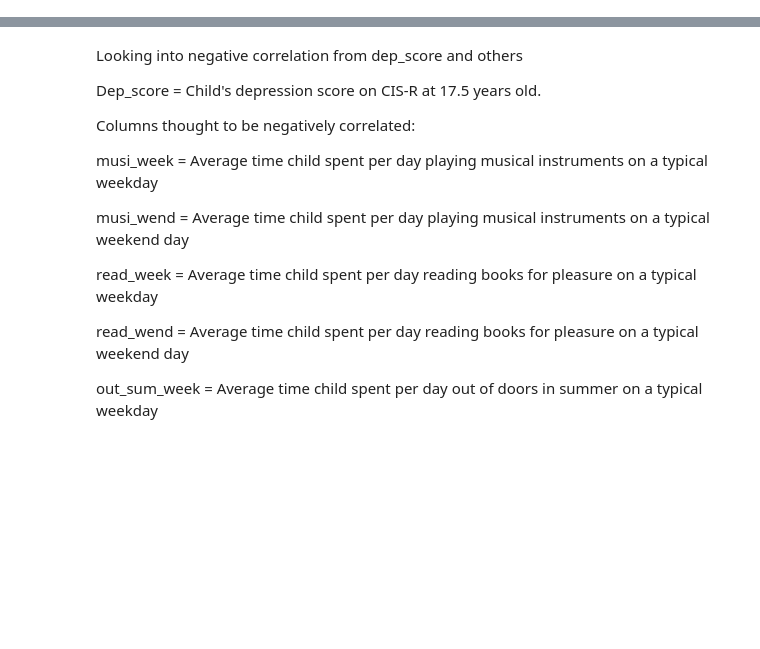
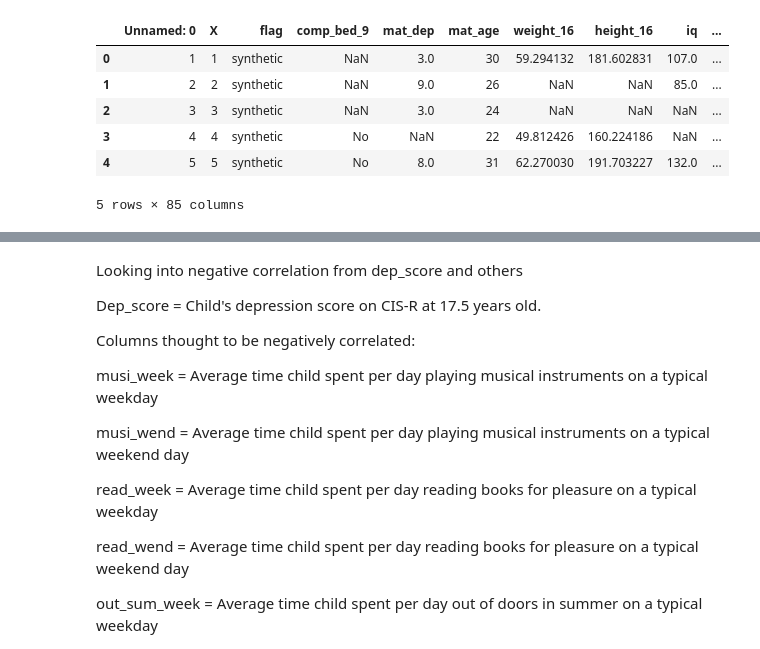
Before and after one commit to phillipSloan/applied-data-science, a Jupyter notebook: personal-notebooks/data-exploration-phillip.ipynb, the cells around one changed output, grey strips where cells are left out. Saved outputs shown, nothing was run; the diff lists cells and outputs as text; code cells hidden in the pictures; blank space fills up the shorter version.

```diff
--- a/personal-notebooks/data-exploration-phillip.ipynb
+++ b/personal-notebooks/data-exploration-phillip.ipynb
@@ -24,3 +24,12 @@ def calc_s(x,y):
     return s
 # %%
 df = pd.read_csv("../data/maps-synthetic-data-v1.1.csv")
+df.head()
+# %% [output]
+|  | Unnamed: 0 | X | flag | comp_bed_9 | mat_dep | mat_age | weight_16 | height_16 | iq | ... |
+| 0 | 1 | 1 | synthetic | NaN | 3.0 | 30 | 59.294132 | 181.602831 | 107.0 | ... |
+| 1 | 2 | 2 | synthetic | NaN | 9.0 | 26 | NaN | NaN | 85.0 | ... |
+| 2 | 3 | 3 | synthetic | NaN | 3.0 | 24 | NaN | NaN | NaN | ... |
+| 3 | 4 | 4 | synthetic | No | NaN | 22 | 49.812426 | 160.224186 | NaN | ... |
+| 4 | 5 | 5 | synthetic | No | 8.0 | 31 | 62.270030 | 191.703227 | 132.0 | ... |
+5 rows × 85 columns
```
Also changed, not shown: parts of 22 cells of this notebook.
